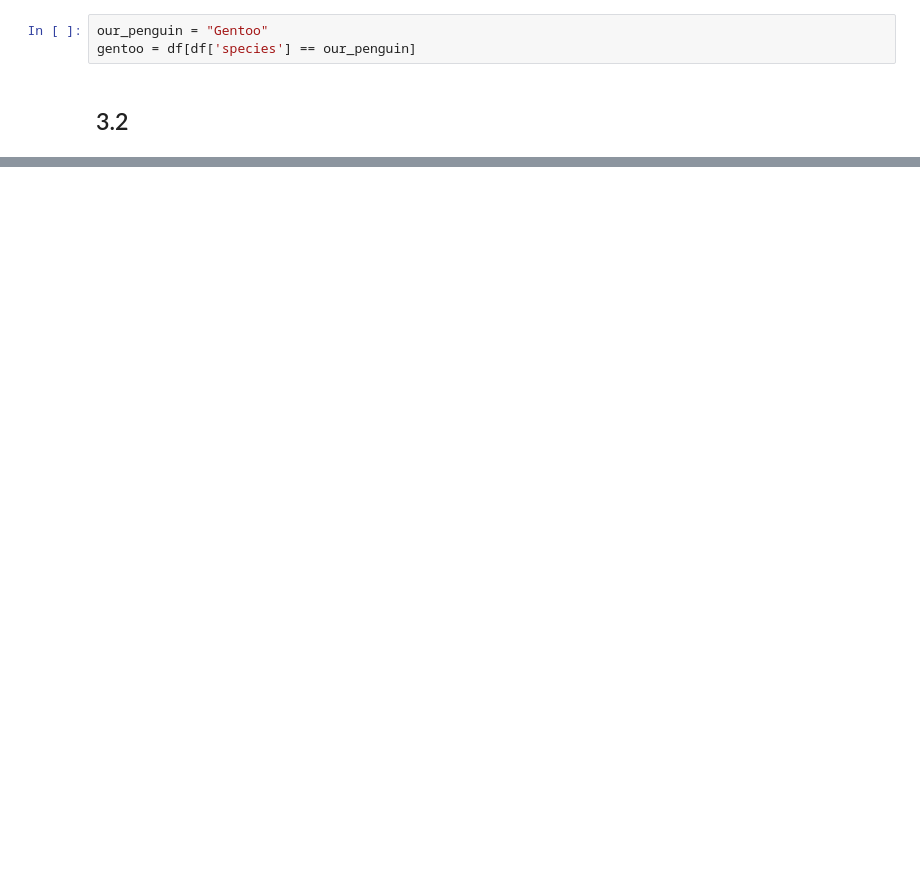
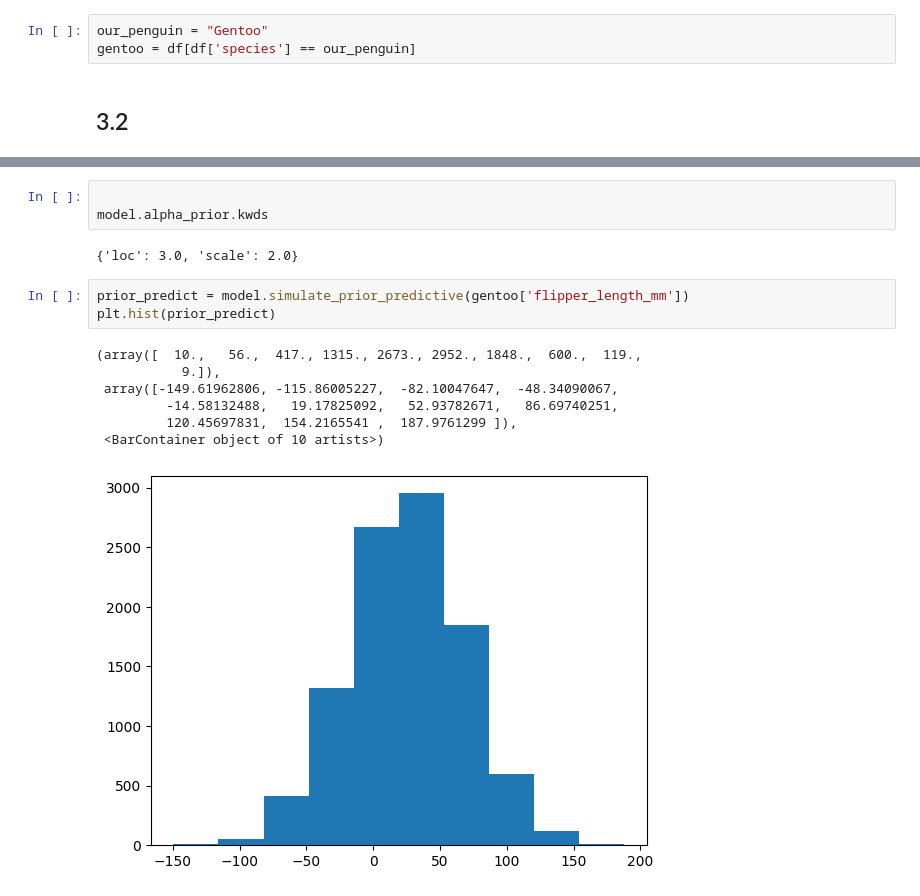
Before and after one commit to ajbarrows/uvmbayes, a Jupyter notebook: notebooks/problem_sets/20240927-problem_set_2.ipynb, the cells around one changed output, grey strips where cells are left out. Saved outputs shown, nothing was run; the diff lists cells and outputs as text; blank space fills up the shorter version.

```diff
--- a/notebooks/problem_sets/20240927-problem_set_2.ipynb
+++ b/notebooks/problem_sets/20240927-problem_set_2.ipynb
@@ -89,0 +122,16 @@ prior_predict = model.simulate_prior_predictive(gentoo['flipper_length_mm'], n_p
+# %%
+
+model.alpha_prior.kwds
+# %% [output]
+{'loc': 3.0, 'scale': 2.0}
+# %%
+prior_predict = model.simulate_prior_predictive(gentoo['flipper_length_mm'])
+plt.hist(prior_predict)
+# %% [output]
+(array([  10.,   56.,  417., 1315., 2673., 2952., 1848.,  600.,  119.,
+           9.]),
+ array([-149.61962806, -115.86005227,  -82.10047647,  -48.34090067,
+         -14.58132488,   19.17825092,   52.93782671,   86.69740251,
+         120.45697831,  154.2165541 ,  187.9761299 ]),
+ <BarContainer object of 10 artists>)
+[figure, added]
```
Also changed, not shown: parts of 13 cells of this notebook, 5 other files.
